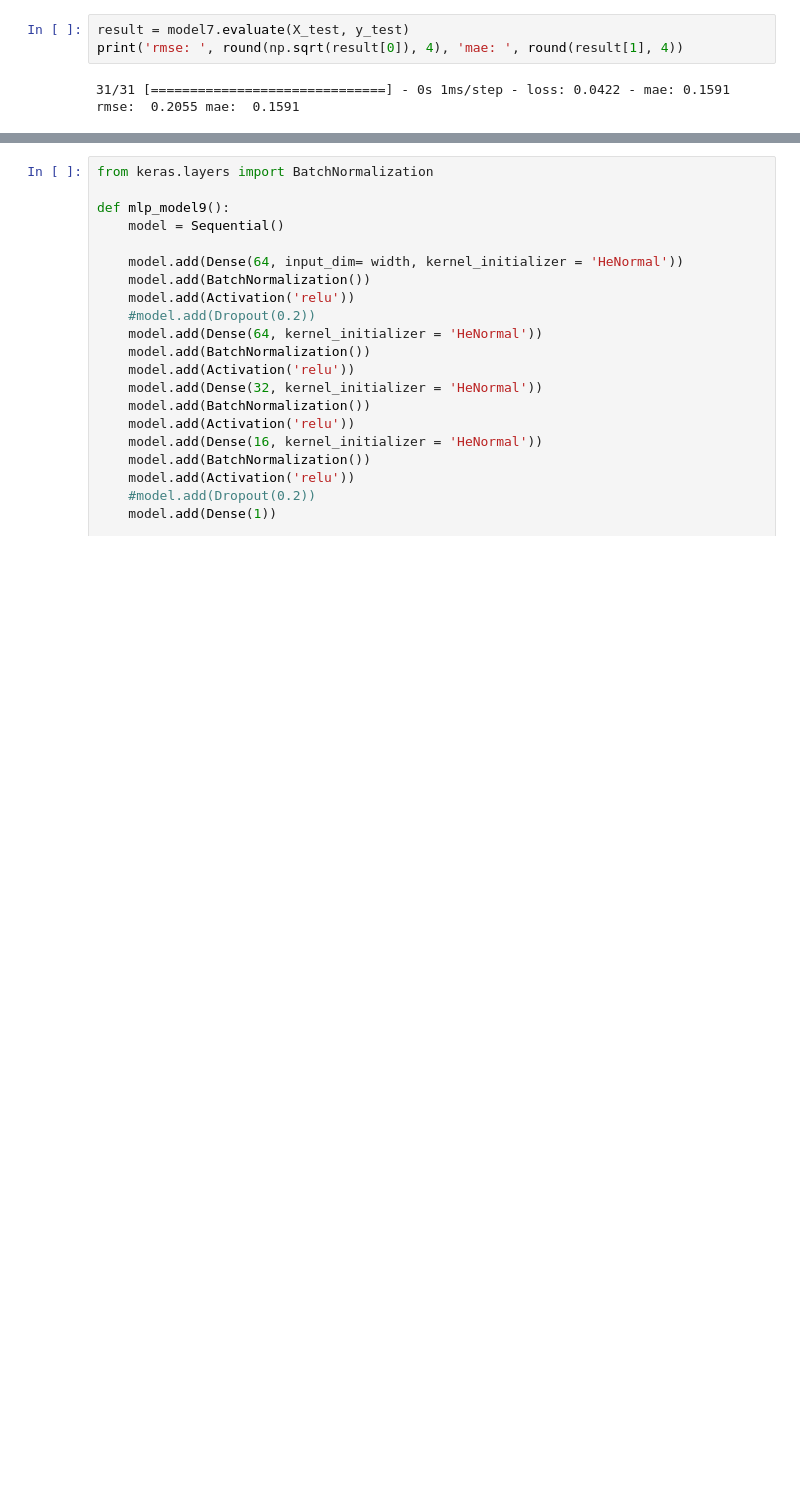
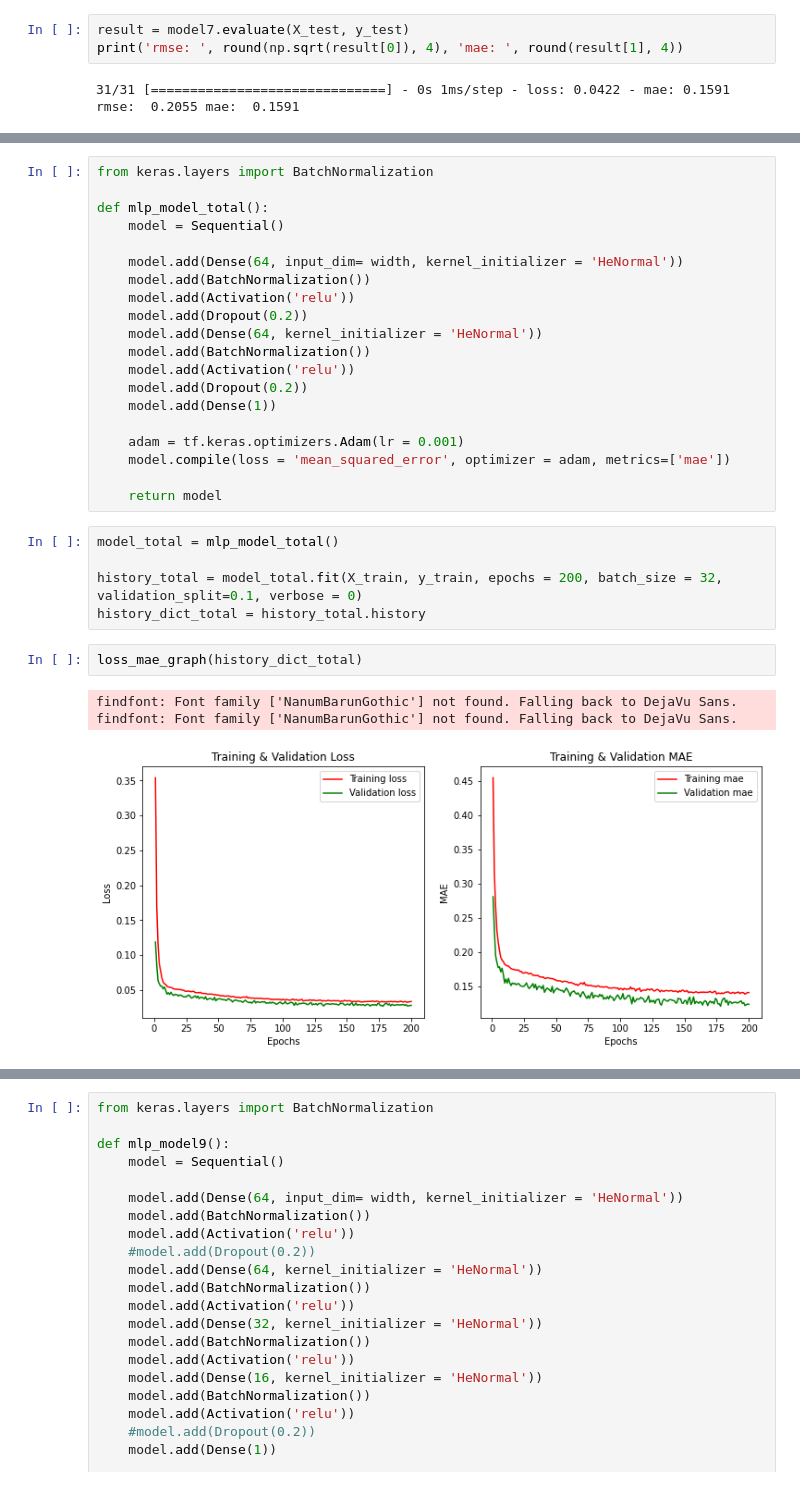
Before and after one commit to KimGriezmann/Bigcontest_2021, a Jupyter notebook: working_space_JaeHong/feature_selection.ipynb, the cells around one changed output, grey strips where cells are left out. Cells and saved outputs as stored; diff of their text form; blank space fills up the shorter version.

```diff
--- a/working_space_JaeHong/feature_selection.ipynb
+++ b/working_space_JaeHong/feature_selection.ipynb
@@ -1136,0 +1160,31 @@ See the caveats in the documentation: https://pandas.pydata.org/pandas-docs/stab
+# %%
+from keras.layers import BatchNormalization
+
+def mlp_model_total():
+    model = Sequential()
+
+    model.add(Dense(64, input_dim= width, kernel_initializer = 'HeNormal'))
+    model.add(BatchNormalization())
+    model.add(Activation('relu'))
+    model.add(Dropout(0.2))
+    model.add(Dense(64, kernel_initializer = 'HeNormal'))
+    model.add(BatchNormalization())
+    model.add(Activation('relu'))
+    model.add(Dropout(0.2))
+    model.add(Dense(1))
+
+    adam = tf.keras.optimizers.Adam(lr = 0.001)
+    model.compile(loss = 'mean_squared_error', optimizer = adam, metrics=['mae'])
+
+    return model
+# %%
+model_total = mlp_model_total()
+
+history_total = model_total.fit(X_train, y_train, epochs = 200, batch_size = 32, validation_split=0.1, verbose = 0)
+history_dict_total = history_total.history
+# %%
+loss_mae_graph(history_dict_total)
+# %% [output]
+findfont: Font family ['NanumBarunGothic'] not found. Falling back to DejaVu Sans.
+findfont: Font family ['NanumBarunGothic'] not found. Falling back to DejaVu Sans.
+[figure, added]
```
Also changed, not shown: parts of 64 cells of this notebook.
